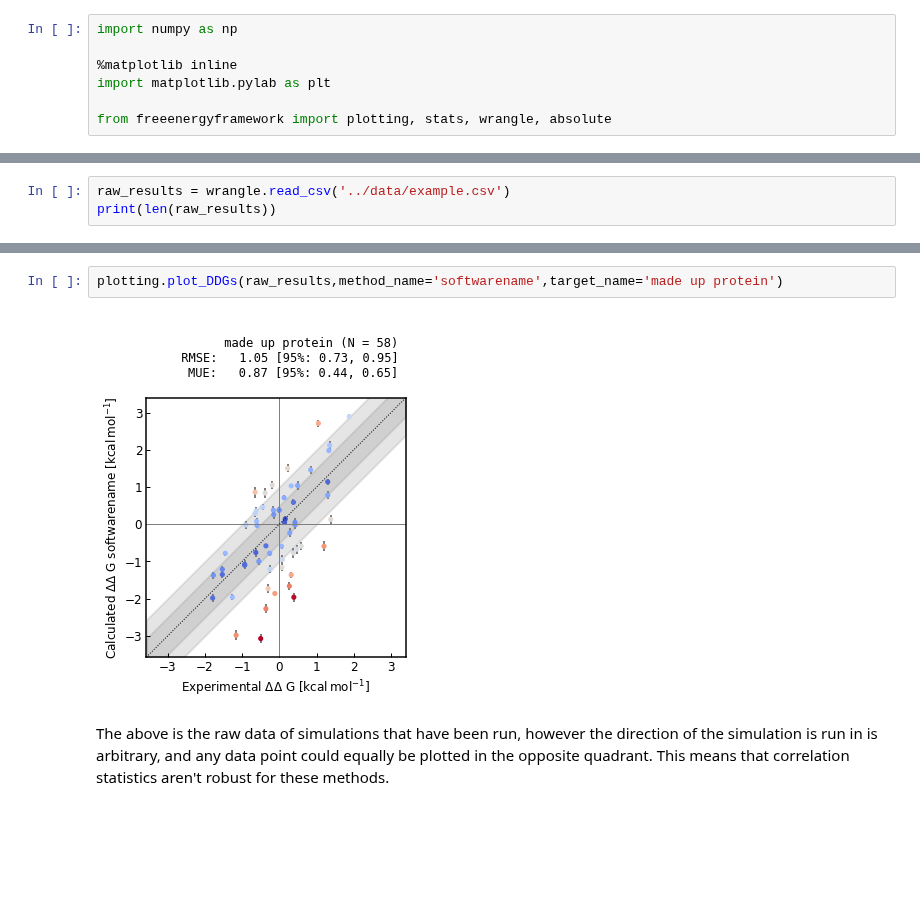
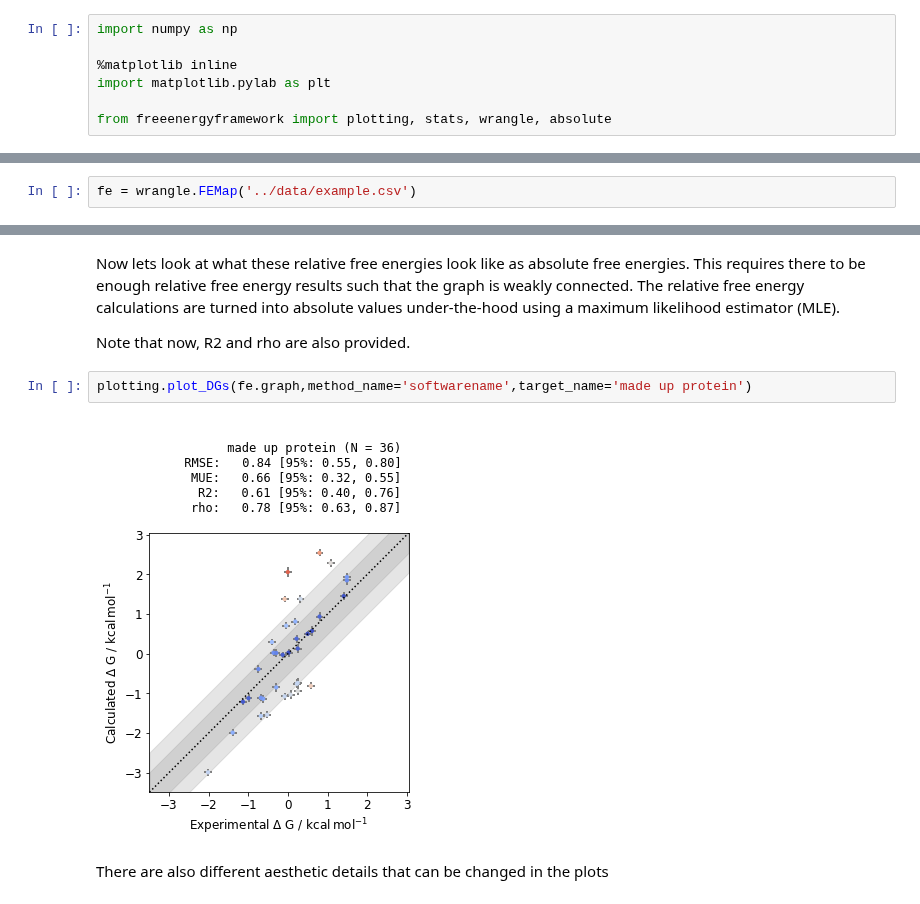
Before and after one commit to OpenFreeEnergy/cinnabar, a Jupyter notebook: freeenergyframework/examples/first-example.ipynb, the cells around one changed output, grey strips where cells are left out. Saved outputs shown, nothing was run; the diff lists cells and outputs as text; blank space fills up the shorter version.

Commit message:
Fixing example and stats error-bounds

```diff
--- a/freeenergyframework/examples/first-example.ipynb
+++ b/freeenergyframework/examples/first-example.ipynb
@@ -8,3 +13,2 @@ from freeenergyframework import plotting, stats, wrangle, absolute
 # %%
-raw_results = wrangle.read_csv('../data/example.csv')
-print(len(raw_results))
+fe = wrangle.FEMap('../data/example.csv')
@@ -13,7 +33,11 @@ print(len(raw_results))
+# %% [markdown]
+Now lets look at what these relative free energies look like as absolute free energies. This requires there to be enough relative free energy results such that the graph is weakly connected. The relative free energy calculations are turned into absolute values under-the-hood using a maximum likelihood estimator (MLE).
+
+Note that now, R2 and rho are also provided.
 # %%
-plotting.plot_DDGs(raw_results,method_name='softwarename',target_name='made up protein')
+plotting.plot_DGs(fe.graph,method_name='softwarename',target_name='made up protein')
 # %% [output]
-[figure, old version]
+[figure, new version]
-# %% [markdown]
-The above is the raw data of simulations that have been run, however the direction of the simulation is run in is arbitrary, and any data point could equally be plotted in the opposite quadrant. This means that correlation statistics aren't robust for these methods.
+# %% [markdown]
+There are also different aesthetic details that can be changed in the plots
 # %%
```
Also changed, not shown: parts of 23 cells of this notebook, 2 other files.
